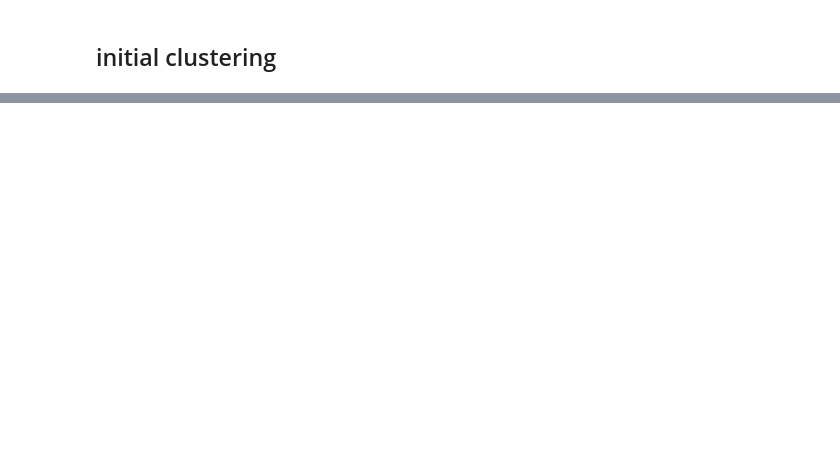
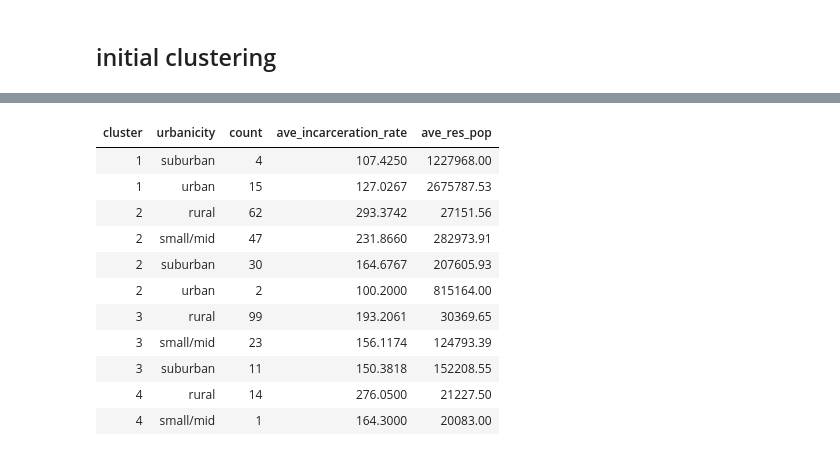
Before and after one commit to bhawna759/MIT_COVID-19_Datathon, a Jupyter notebook: county_demographics_clusters.ipynb, the cells around one changed output, grey strips where cells are left out. Saved outputs shown, nothing was run; the diff lists cells and outputs as text; code cells hidden in the pictures; blank space fills up the shorter version.

```diff
--- a/county_demographics_clusters.ipynb
+++ b/county_demographics_clusters.ipynb
@@ -195,0 +217,19 @@ ggplot(jail_county_demographics_filtered_df_dropna,
+# %%
+jail_county_demographics_filtered_df_dropna %>%
+    group_by( cluster, urbanicity ) %>%
+    summarize( count = n(),
+             ave_incarceration_rate = mean(jail_incarceration_rate_per_100k),
+             ave_res_pop = mean(resident_population))
+# %% [output]
+| cluster | urbanicity | count | ave_incarceration_rate | ave_res_pop |
+| 1 | suburban | 4 | 107.4250 | 1227968.00 |
+| 1 | urban | 15 | 127.0267 | 2675787.53 |
+| 2 | rural | 62 | 293.3742 | 27151.56 |
+| 2 | small/mid | 47 | 231.8660 | 282973.91 |
+| 2 | suburban | 30 | 164.6767 | 207605.93 |
+| 2 | urban | 2 | 100.2000 | 815164.00 |
+| 3 | rural | 99 | 193.2061 | 30369.65 |
+| 3 | small/mid | 23 | 156.1174 | 124793.39 |
+| 3 | suburban | 11 | 150.3818 | 152208.55 |
+| 4 | rural | 14 | 276.0500 | 21227.50 |
+| 4 | small/mid | 1 | 164.3000 | 20083.00 |
```
Also changed, not shown: parts of 10 cells of this notebook.
